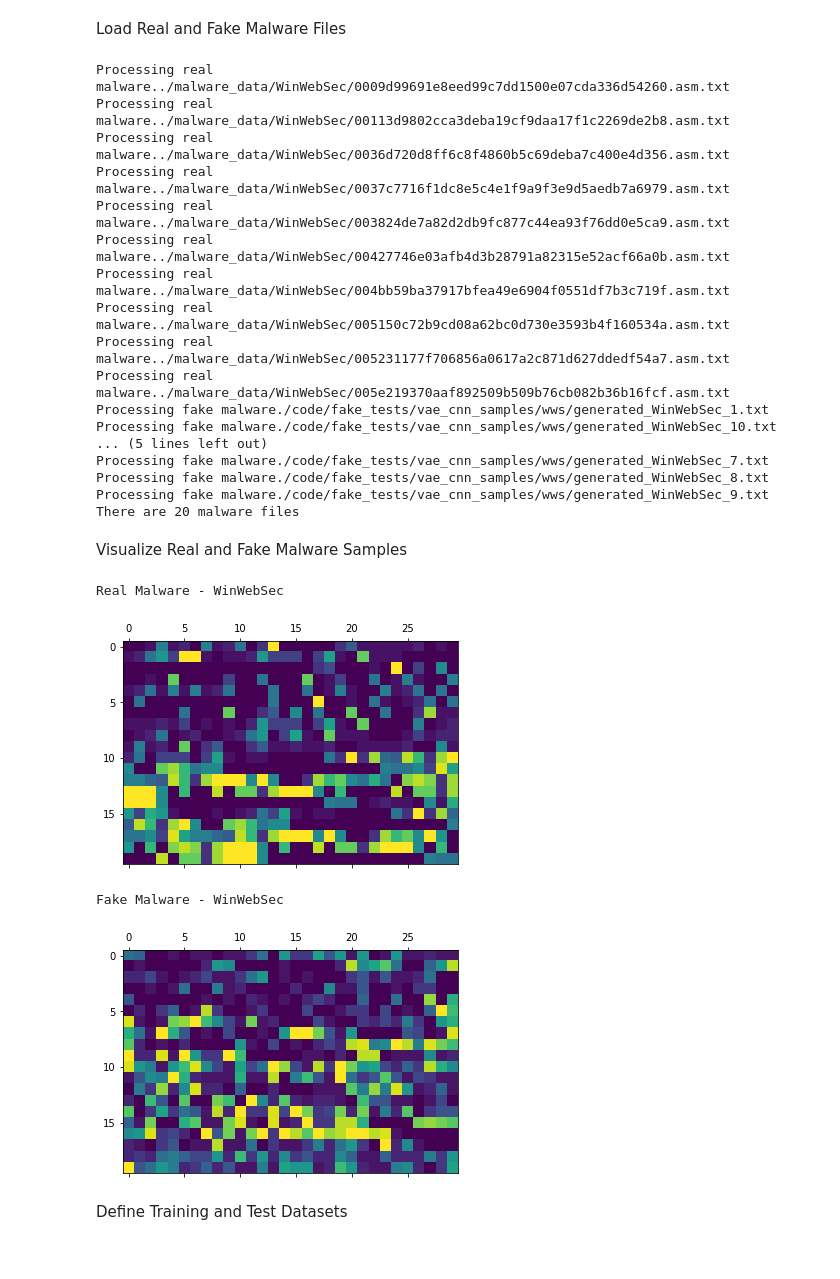
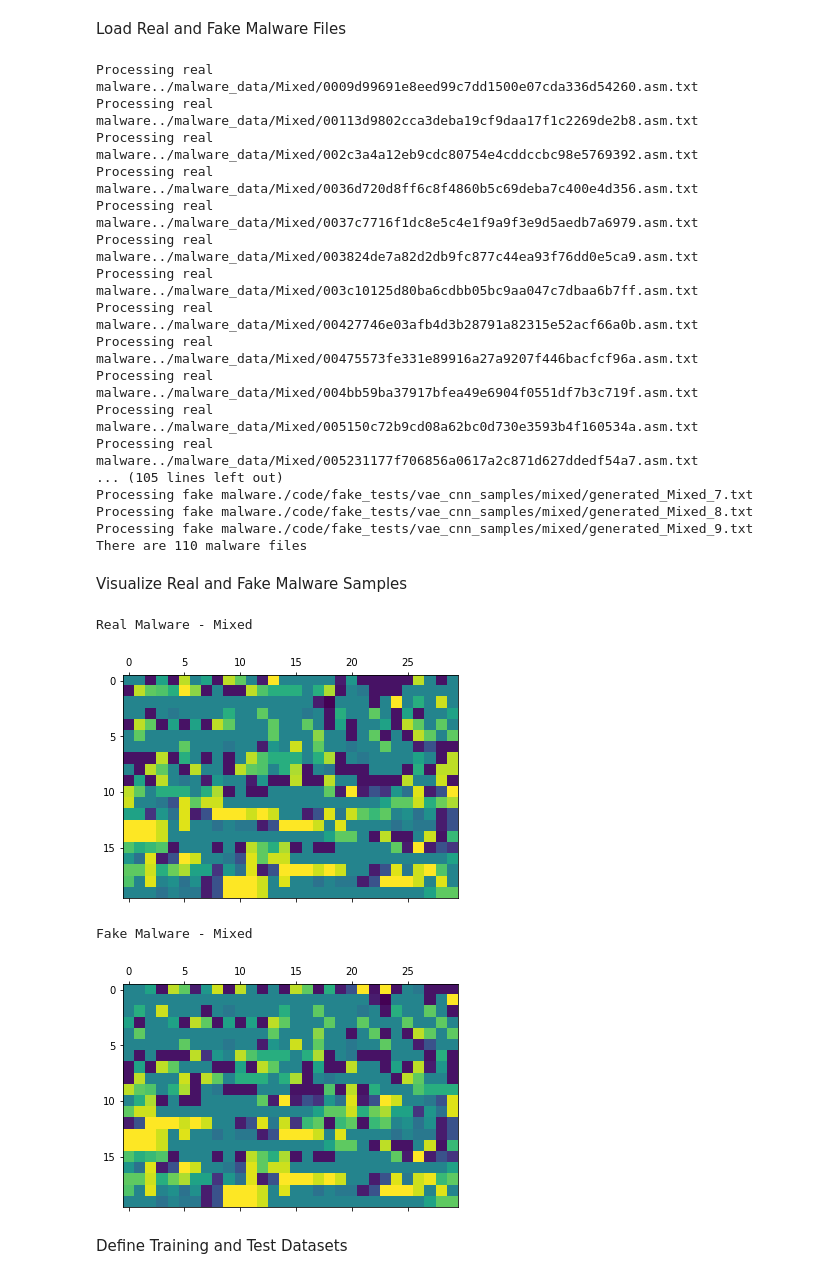
Before and after one commit to luong-david/Masters_Project_Writing, a Jupyter notebook: code-20230116T073801Z-001/classify_opcodes.ipynb, the cells around one changed output. Cells and saved outputs as stored; diff of their text form; code cells hidden in the pictures.

```diff
--- a/code-20230116T073801Z-001/classify_opcodes.ipynb
+++ b/code-20230116T073801Z-001/classify_opcodes.ipynb
@@ -44,13 +48,15 @@ main_dir=os.path.dirname(sys.path[0])
 Define Run Settings
 # %%
 # parameters
-real_malware = 'WinWebSec' # OnLineGames, Renos, VBInject, WinWebSec, Zbot
+real_malware = 'Mixed' # OnLineGames, Renos, VBInject, WinWebSec, Zbot, Mixed
 
 use_harshit = 0 # 1 to use Harshit's fake samples, other to use Albert's
 select_malware = 'vae_cnn_samples' # wgan_gp_samples, vae_cnn_samples, vae_dense_samples
 select_vectorization = 'pos' # freq, pos
 unique_opcodes = 1 # 0 = visualize_explore/opcodes, 1 = fake_tests/opdicts
 max_sequence_length = 600
+use_deep_classifiers = 0 # 1+ = use, 0 do not use
+target_names = ['Real', 'Fake']
 
 # LSTM
 embedding_vector_length = 32
@@ -70,6 +76,9 @@ elif real_malware == 'VBInject':
 elif real_malware == 'Zbot':
     fake_malware = 'zbot'
     top_opcodes = 20
+elif real_malware == 'Mixed':
+    fake_malware = 'mixed'
+    top_opcodes = 41
 else:
     print('!!!Malware not found!!!')
 # %% [markdown]
@@ -207,10 +216,12 @@ nRealSamples = len(dataset)
 
 # create fake malware dataset
 if use_harshit == 1:
-    my_fake_filepath = './code/fake_tests/fakeSamples/' + fake_malware # Harshit
+    my_fake_filepath = './code/fake_tests/fakeSamples_small/' + fake_malware # Harshit
     dir_list_fake = os.listdir(my_fake_filepath)
 
     for fake in dir_list_fake:
+        print('Processing Harshit\'s fake malware' + my_fake_filepath + '/' + fake)
+
         # open the file
         my_fake_opcodes = open(my_fake_filepath + '/' + fake, "r")
 
@@ -239,15 +250,16 @@ if use_harshit == 1:
             # opcodes are indexed by overall frequency
             opcode_frequency = get_opcode_freq(opcode_frequency)
 
-            # opcodes are indexed by opcodes_into_list position
-            opcode_position = get_opcode_pos(data_into_list,opcodes_into_list)
-
             # add real malware to dataset
             if select_vectorization == 'freq':
                 dataset.append(opcode_frequency)
             elif select_vectorization == 'pos':
-                dataset.append(opcode_position)
+                opcode_list = []
+                for oc in data_into_list:
+                    opcode_list.append(int(oc))
+                dataset.append(opcode_list)
 
+            dataset_names.append(fake)
             dataset_ind.append(1)
 
         # close opcodes file
@@ -320,41 +332,41 @@ y = np.array(dataset_ind,dtype='int64')
 nSamples = len(X)
 print('There are', nSamples, 'malware files')
 # %% [output]
-Processing real malware../malware_data/WinWebSec/0009d99691e8eed99c7dd1500e07cda336d54260.asm.txt
-Processing real malware../malware_data/WinWebSec/00113d9802cca3deba19cf9daa17f1c2269de2b8.asm.txt
-Processing real malware../malware_data/WinWebSec/0036d720d8ff6c8f4860b5c69deba7c400e4d356.asm.txt
-Processing real malware../malware_data/WinWebSec/0037c7716f1dc8e5c4e1f9a9f3e9d5aedb7a6979.asm.txt
-Processing real malware../malware_data/WinWebSec/003824de7a82d2db9fc877c44ea93f76dd0e5ca9.asm.txt
-Processing real malware../malware_data/WinWebSec/00427746e03afb4d3b28791a82315e52acf66a0b.asm.txt
-Processing real malware../malware_data/WinWebSec/004bb59ba37917bfea49e6904f0551df7b3c719f.asm.txt
-Processing real malware../malware_data/WinWebSec/005150c72b9cd08a62bc0d730e3593b4f160534a.asm.txt
-Processing real malware../malware_data/WinWebSec/005231177f706856a0617a2c871d627ddedf54a7.asm.txt
-Processing real malware../malware_data/WinWebSec/005e219370aaf892509b509b76cb082b36b16fcf.asm.txt
-Processing fake malware./code/fake_tests/vae_cnn_samples/wws/generated_WinWebSec_1.txt
-Processing fake malware./code/fake_tests/vae_cnn_samples/wws/generated_WinWebSec_10.txt
-... (5 lines left out)
-Processing fake malware./code/fake_tests/vae_cnn_samples/wws/generated_WinWebSec_7.txt
-Processing fake malware./code/fake_tests/vae_cnn_samples/wws/generated_WinWebSec_8.txt
-Processing fake malware./code/fake_tests/vae_cnn_samples/wws/generated_WinWebSec_9.txt
-There are 20 malware files
+Processing real malware../malware_data/Mixed/0009d99691e8eed99c7dd1500e07cda336d54260.asm.txt
+Processing real malware../malware_data/Mixed/00113d9802cca3deba19cf9daa17f1c2269de2b8.asm.txt
+Processing real malware../malware_data/Mixed/002c3a4a12eb9cdc80754e4cddccbc98e5769392.asm.txt
+Processing real malware../malware_data/Mixed/0036d720d8ff6c8f4860b5c69deba7c400e4d356.asm.txt
+Processing real malware../malware_data/Mixed/0037c7716f1dc8e5c4e1f9a9f3e9d5aedb7a6979.asm.txt
+Processing real malware../malware_data/Mixed/003824de7a82d2db9fc877c44ea93f76dd0e5ca9.asm.txt
+Processing real malware../malware_data/Mixed/003c10125d80ba6cdbb05bc9aa047c7dbaa6b7ff.asm.txt
+Processing real malware../malware_data/Mixed/00427746e03afb4d3b28791a82315e52acf66a0b.asm.txt
+Processing real malware../malware_data/Mixed/00475573fe331e89916a27a9207f446bacfcf96a.asm.txt
+Processing real malware../malware_data/Mixed/004bb59ba37917bfea49e6904f0551df7b3c719f.asm.txt
+Processing real malware../malware_data/Mixed/005150c72b9cd08a62bc0d730e3593b4f160534a.asm.txt
+Processing real malware../malware_data/Mixed/005231177f706856a0617a2c871d627ddedf54a7.asm.txt
+... (105 lines left out)
+Processing fake malware./code/fake_tests/vae_cnn_samples/mixed/generated_Mixed_7.txt
+Processing fake malware./code/fake_tests/vae_cnn_samples/mixed/generated_Mixed_8.txt
+Processing fake malware./code/fake_tests/vae_cnn_samples/mixed/generated_Mixed_9.txt
+There are 110 malware files
 # %% [markdown]
 Visualize Real and Fake Malware Samples
 # %%
 tmp = sequence.pad_sequences(X, maxlen=600, dtype='int32',
     padding='pre', truncating='pre', value=0.)
 
 print('Real Malware - ' + real_malware)
 plt.matshow(np.array(tmp[0]).reshape(20,30))
 plt.show()
 
 print('Fake Malware - ' + real_malware)
-plt.matshow(np.array(tmp[-1]).reshape(20,30))
+plt.matshow(np.array(tmp[5]).reshape(20,30))
 plt.show()
 # %% [output]
-Real Malware - WinWebSec
+Real Malware - Mixed
-[figure, old version]
+[figure, new version]
-Fake Malware - WinWebSec
+Fake Malware - Mixed
-[figure, old version]
+[figure, new version]
 # %% [markdown]
 Define Training and Test Datasets
 # %%
```
Also changed, not shown: parts of 11 cells of this notebook.
